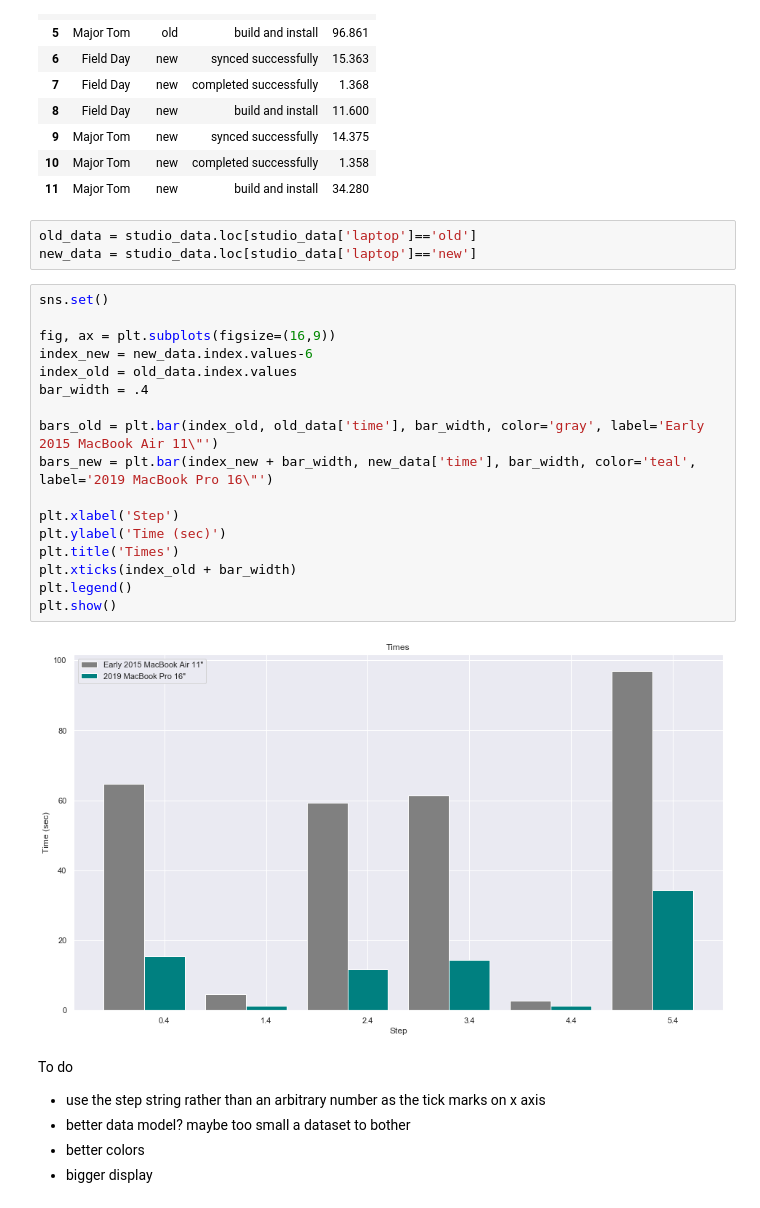
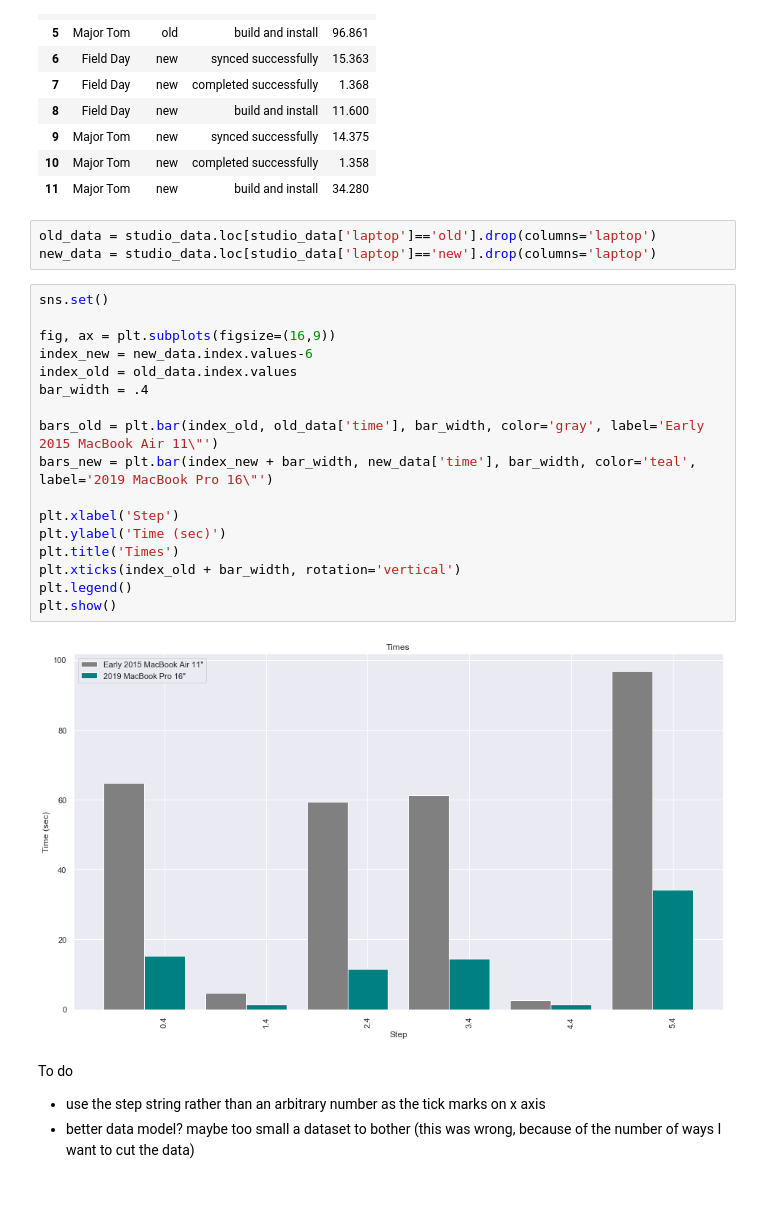
Before and after one commit to craigearley/studio-build-time-comparison, a Jupyter notebook: android-studio-build-comparison.ipynb, the cells around one changed output. Cells and saved outputs as stored; diff of their text form.

```diff
--- a/android-studio-build-comparison.ipynb
+++ b/android-studio-build-comparison.ipynb
@@ -27,30 +27,28 @@ studio_data
 | 10 | Major Tom | new | completed successfully | 1.358 |
 | 11 | Major Tom | new | build and install | 34.280 |
 # %%
-old_data = studio_data.loc[studio_data['laptop']=='old']
-new_data = studio_data.loc[studio_data['laptop']=='new']
+old_data = studio_data.loc[studio_data['laptop']=='old'].drop(columns='laptop')
+new_data = studio_data.loc[studio_data['laptop']=='new'].drop(columns='laptop')
 # %%
 sns.set()
 
 fig, ax = plt.subplots(figsize=(16,9))
 index_new = new_data.index.values-6
 index_old = old_data.index.values
 bar_width = .4
 
 bars_old = plt.bar(index_old, old_data['time'], bar_width, color='gray', label='Early 2015 MacBook Air 11\"')
 bars_new = plt.bar(index_new + bar_width, new_data['time'], bar_width, color='teal', label='2019 MacBook Pro 16\"')
 
 plt.xlabel('Step')
 plt.ylabel('Time (sec)')
 plt.title('Times')
-plt.xticks(index_old + bar_width)
+plt.xticks(index_old + bar_width, rotation='vertical')
 plt.legend()
 plt.show()
 # %% [output]
-[figure, old version]
+[figure, new version]
 # %% [markdown]
 To do
 - use the step string rather than an arbitrary number as the tick marks on x axis
-- better data model? maybe too small a dataset to bother
-- better colors
-- bigger display
+- better data model? maybe too small a dataset to bother (this was wrong, because of the number of ways I want to cut the data)
```
Also changed, not shown: parts of 4 cells of this notebook.
